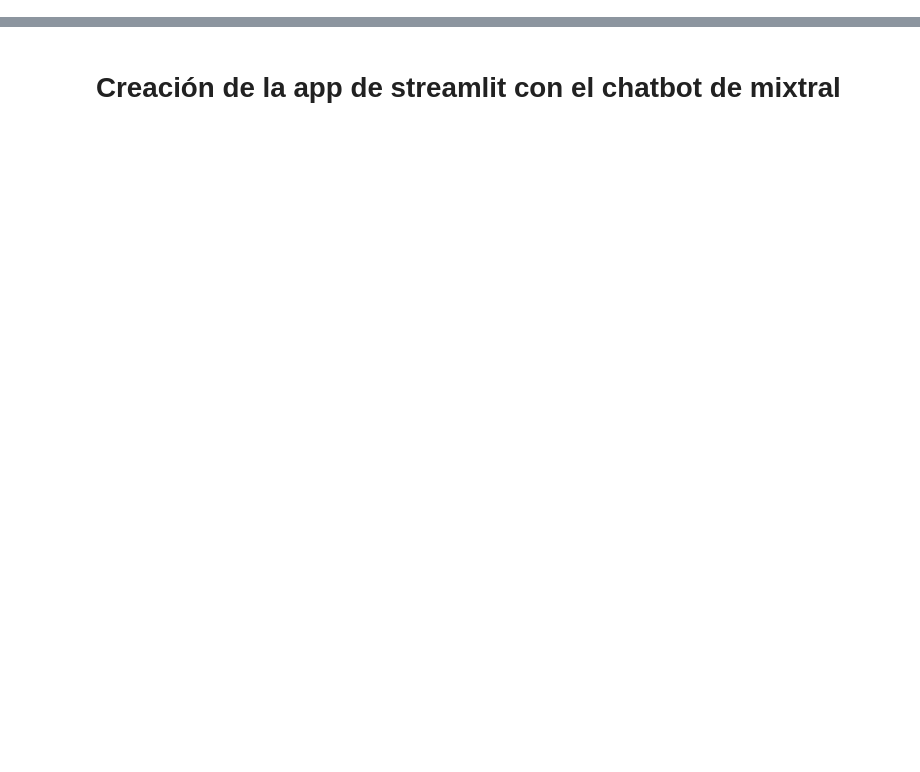
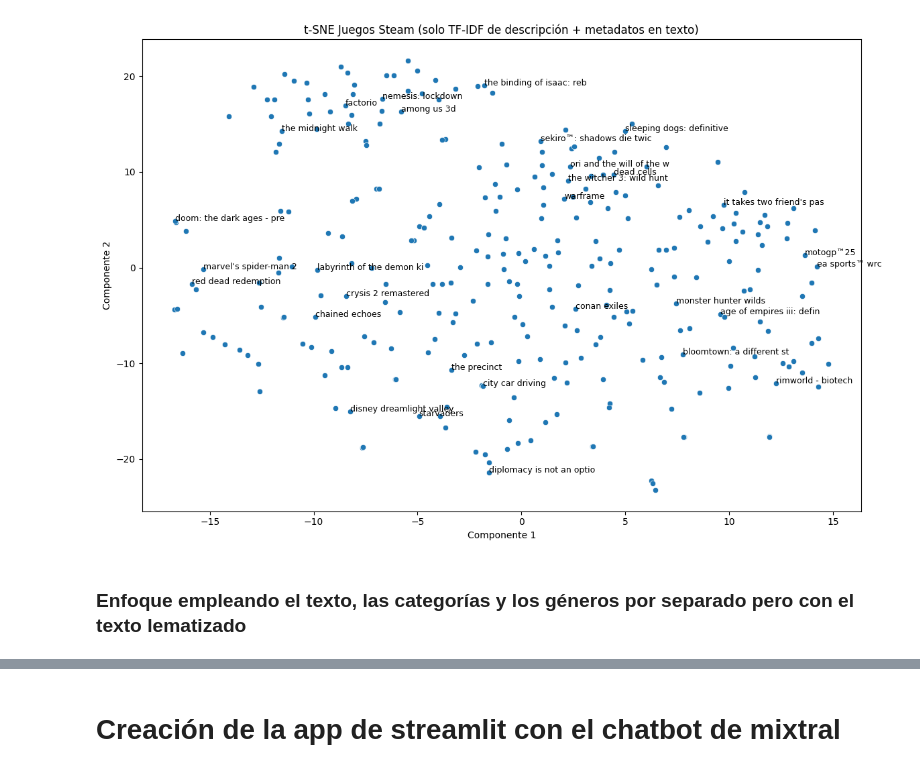
Before and after one commit to Mr-ion77/steam-reviewing, a Jupyter notebook: Recomendador.ipynb, the cells around one changed output, grey strips where cells are left out. Cells and saved outputs as stored; diff of their text form; code cells hidden in the pictures; blank space fills up the shorter version.

```diff
--- a/Recomendador.ipynb
+++ b/Recomendador.ipynb
@@ -227,0 +268,28 @@ En vista de los dos resultados se decide proceder con el primer método.
+# %%
+# Selección de muestra para visualización
+sample_size = 300
+np.random.seed(42)
+sample_indices = np.random.choice(tfidf_matrix.shape[0], size=sample_size, replace=False)
+
+# Aplicar t-SNE sobre los vectores TF-IDF
+tsne = TSNE(n_components=2, random_state=42, perplexity=30)
+reduced_tsne = tsne.fit_transform(tfidf_matrix[sample_indices].toarray())
+
+# Preparar títulos truncados para visualización
+sample_titles = juegos_df.iloc[sample_indices]['game_title'].fillna("Desconocido").str[:25]
+
+# Visualizar con seaborn
+plt.figure(figsize=(12, 8))
+sns.scatterplot(x=reduced_tsne[:, 0], y=reduced_tsne[:, 1])
+for i in range(0, sample_size, 10):  # etiquetas cada 30 puntos
+    plt.text(reduced_tsne[i, 0], reduced_tsne[i, 1], sample_titles.iloc[i], fontsize=9)
+
+plt.title("t-SNE Juegos Steam (solo TF-IDF de descripción + metadatos en texto)")
+plt.xlabel("Componente 1")
+plt.ylabel("Componente 2")
+plt.tight_layout()
+plt.show()
+# %% [output]
+[figure, added]
+# %% [markdown]
+### Enfoque empleando el texto, las categorías y los géneros por separado pero con el texto lematizado
```
Also changed, not shown: parts of 40 cells of this notebook, 5 other files.
